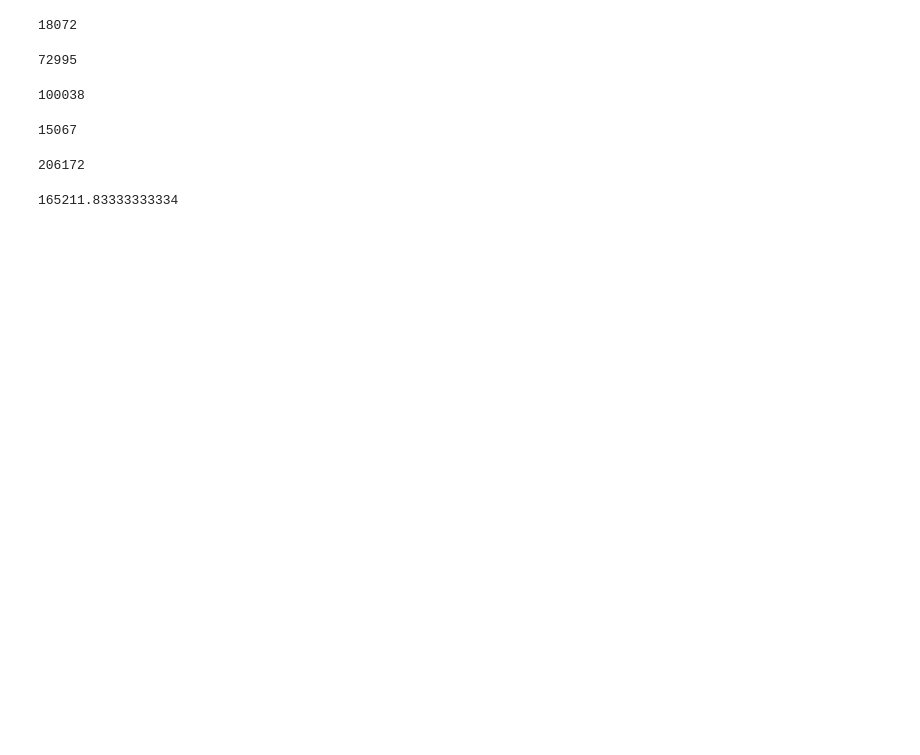
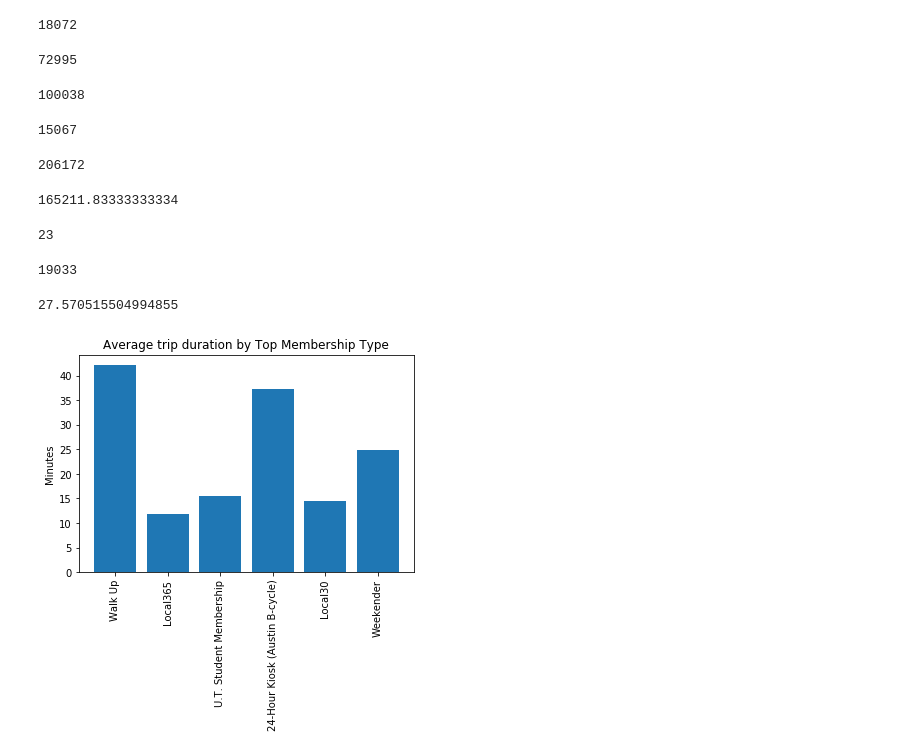
Before and after one commit to ananyay/Pedal_through_Austin, a Jupyter notebook: Data_Analysis_1.ipynb, the cells around one changed output. Saved outputs shown, nothing was run; the diff lists cells and outputs as text; code cells hidden in the pictures; blank space fills up the shorter version.

Commit message:
added the code for average trip duration

```diff
--- a/Data_Analysis_1.ipynb
+++ b/Data_Analysis_1.ipynb
@@ -383,3 +383,49 @@ average_number_of_rides_per_year = number_of_rides_per_year.mean()
 average_number_of_rides_per_year
 # %% [output]
 165211.83333333334
+# %%
+                     ## calculation average trip duration
+
+## To check how many bikes were stolen
+df_bike_stolen = df_bike_na.loc[df_bike_na["Return Station"] == "Stolen"]
+number_bike_stolen = df_bike_stolen["Return Station"].count()
+number_bike_stolen
+# %% [output]
+23
+# %%
+## To check how many bikes have trip duration has zero minutes (faulty data)
+df_bike_trip_minutes_zero = df_bike_na.loc[df_bike_na["Trip Duration Minutes"] == 0]
+number_bike_trip_minutes_zero = df_bike_trip_minutes_zero["Trip ID"].count()
+number_bike_trip_minutes_zero
+# %% [output]
+19033
+# %%
+## Calculating the average trip duration for the clean data
+
+df_bike_trip_minutes = df_bike_na.loc[(df_bike_na["Return Station"] != "Stolen") & df_bike_na["Trip Duration Minutes"] != 0 ]
+df_bike_trip_minutes["Trip Duration Minutes"].mean()
+# %% [output]
+27.570515504994855
+# %%
+subscriber_type = df_bike_na['Membership Type'].value_counts().index
+top_subscriber_type = subscriber_type[0:6]
+
+trip_minutes = []
+for element in top_subscriber_type:
+    time_min = df_bike_na[df_bike_na['Membership Type'] == element]['Trip Duration Minutes'].values
+    trip_minutes.append(np.mean(time_min))
+
+
+
+x_axis  =  np.arange(0, len(top_subscriber_type))
+tick_locations = []
+for x in x_axis:
+    tick_locations.append(x)
+
+plt.xticks(tick_locations, top_subscriber_type, rotation=90)
+plt.bar(x_axis, trip_minutes)
+plt.title('Average trip duration by Top Membership Type')
+plt.ylabel('Minutes')
+plt.show()
+# %% [output]
+[figure, added]
```
